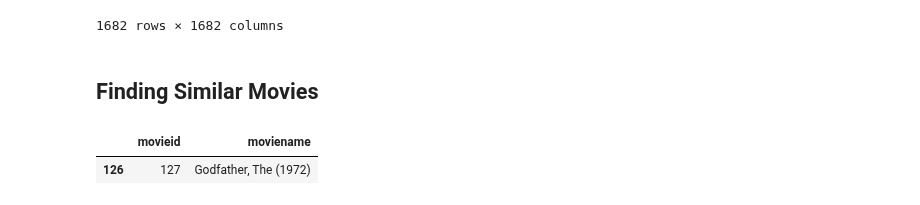
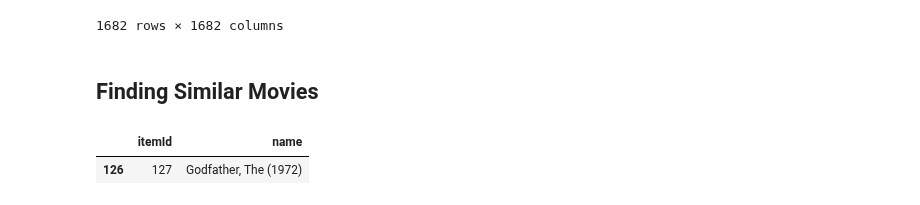
Before and after one commit to manaranjanp/MLUL2, a Jupyter notebook: mf/MovieLens_Analysis_v1.ipynb, the cells around one changed output. Drawn from its saved outputs; the diff is of its cells as text; code cells hidden in the pictures.

```diff
--- a/mf/MovieLens_Analysis_v1.ipynb
+++ b/mf/MovieLens_Analysis_v1.ipynb
@@ -50,7 +83,7 @@ len(ratings_df.movieid.unique())
 # %% [markdown]
 ## Reading the movies metadata
 # %%
-movies_df = pd.read_csv('u.item',
+movies_df = pd.read_csv('https://raw.githubusercontent.com/manaranjanp/MLUL2/refs/heads/main/mf/u.item',
                         encoding = 'iso-8859-1',
                         sep = '|',
                         header = None,
@@ -71,5 +104,3 @@ movies_df
 | 1680 | 1681 | You So Crazy (1994) |
 | 1681 | 1682 | Scream of Stone (Schrei aus Stein... |
 1682 rows × 2 columns
-# %%
-movies_df.columns = ['movieid', 'moviename']
@@ -98,0 +107,2 @@ user_movies_df
+# %%
+movies_df.columns = ['itemId', 'name']
@@ -231,9 +258,9 @@ movies_sim_df
 # %% [markdown]
 ## Finding Similar Movies
 # %%
-movies_df[movies_df.movieid == 127]
+movies_df[movies_df.itemId == 127]
 # %% [output]
-|  | movieid | moviename |
+|  | itemId | name |
 | 126 | 127 | Godfather, The (1972) |
 # %%
 get_similar_movies(127)
```
Also changed, not shown: parts of 24 cells of this notebook, 3 other files.
